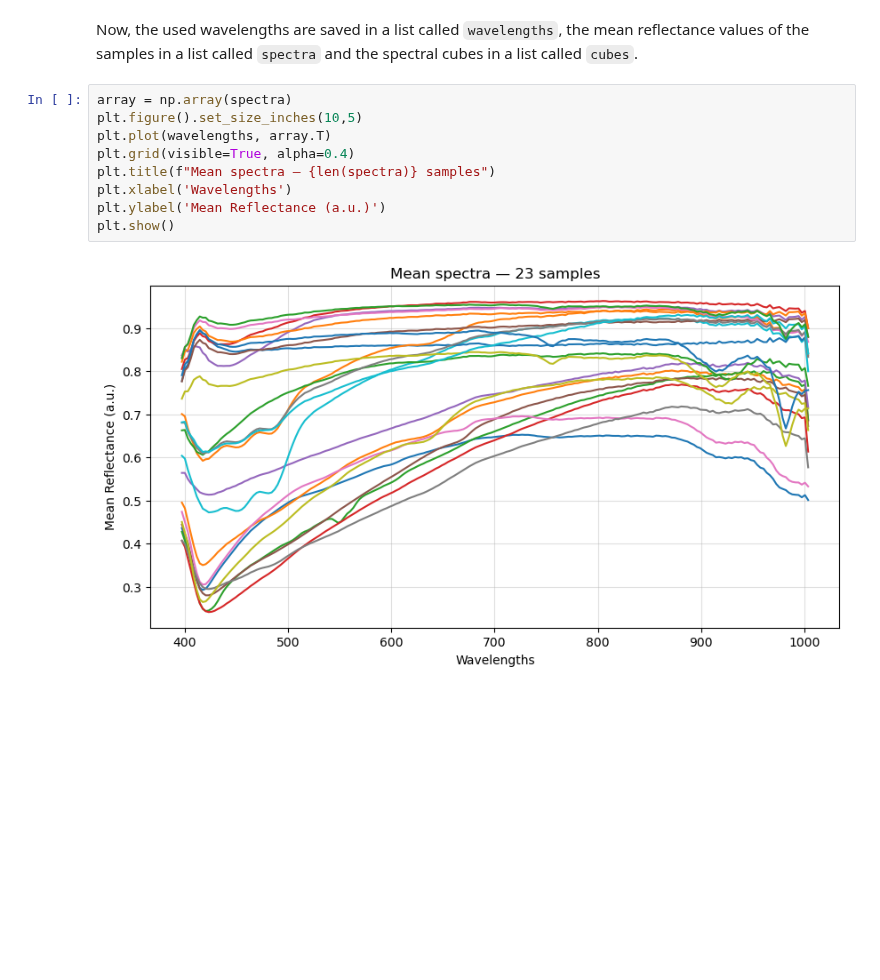
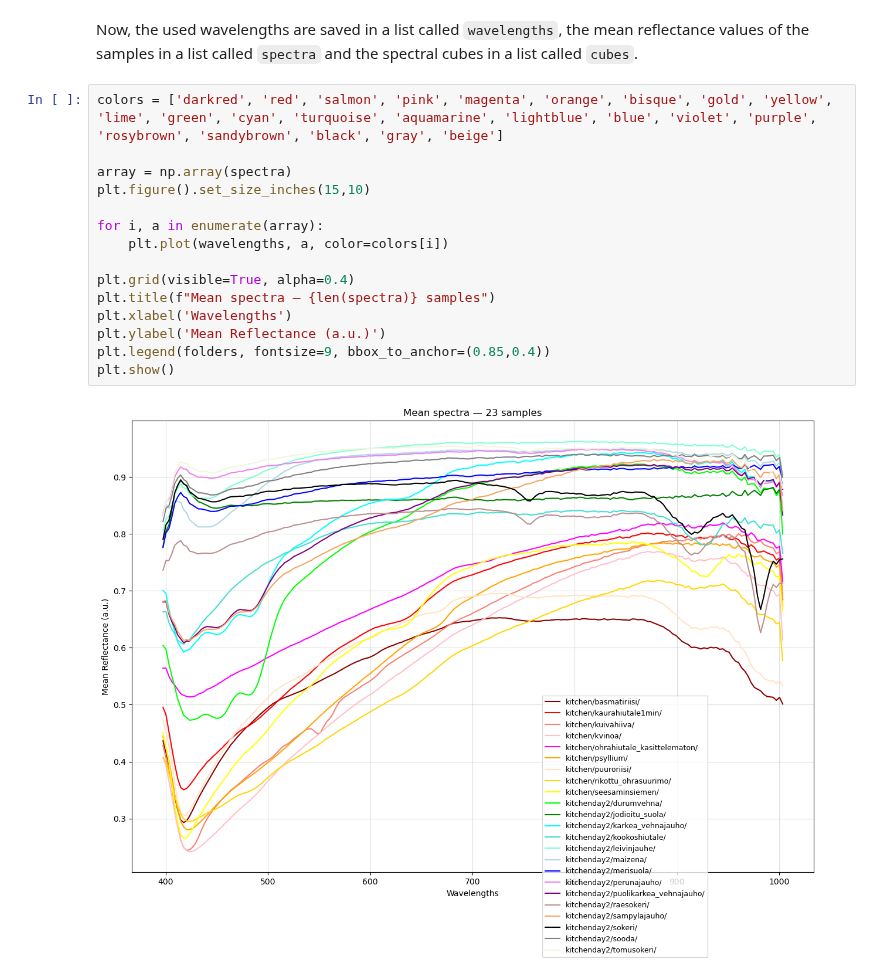
Before and after one commit to annitarvainen/tutkimusprojekti, a Jupyter notebook: projekti_infotekstit.ipynb, the cells around one changed output. Drawn from its saved outputs; the diff is of its cells as text; blank space fills up the shorter version.

Commit message:
Improved graph in projekti_infotekstit. Updated Oppimispäiväkirja.

```diff
--- a/projekti_infotekstit.ipynb
+++ b/projekti_infotekstit.ipynb
@@ -386,13 +386,19 @@ Found 23 sample(s)
 # %% [markdown]
 Now, the used wavelengths are saved in a list called `wavelengths`, the mean reflectance values of the samples in a list called `spectra` and the spectral cubes in a list called `cubes`.
 # %%
+colors = ['darkred', 'red', 'salmon', 'pink', 'magenta', 'orange', 'bisque', 'gold', 'yellow', 'lime', 'green', 'cyan', 'turquoise', 'aquamarine', 'lightblue', 'blue', 'violet', 'purple', 'rosybrown', 'sandybrown', 'black', 'gray', 'beige']
+
 array = np.array(spectra)
-plt.figure().set_size_inches(10,5)
-plt.plot(wavelengths, array.T)
+plt.figure().set_size_inches(15,10)
+
+for i, a in enumerate(array):
+    plt.plot(wavelengths, a, color=colors[i])
+
 plt.grid(visible=True, alpha=0.4)
 plt.title(f"Mean spectra — {len(spectra)} samples")
 plt.xlabel('Wavelengths')
 plt.ylabel('Mean Reflectance (a.u.)')
+plt.legend(folders, fontsize=9, bbox_to_anchor=(0.85,0.4))
 plt.show()
 # %% [output]
-[figure, old version]
+[figure, new version]
```
Also changed, not shown: 2 other files.
